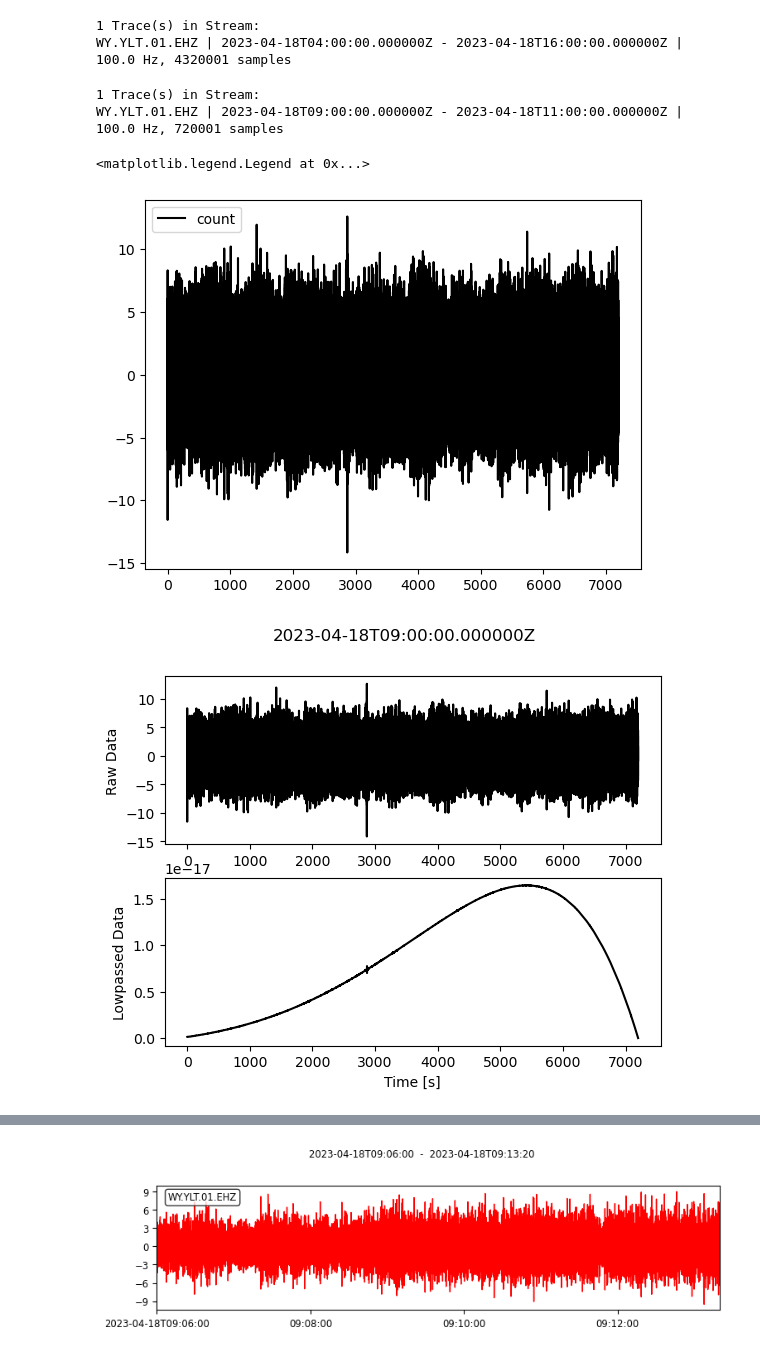
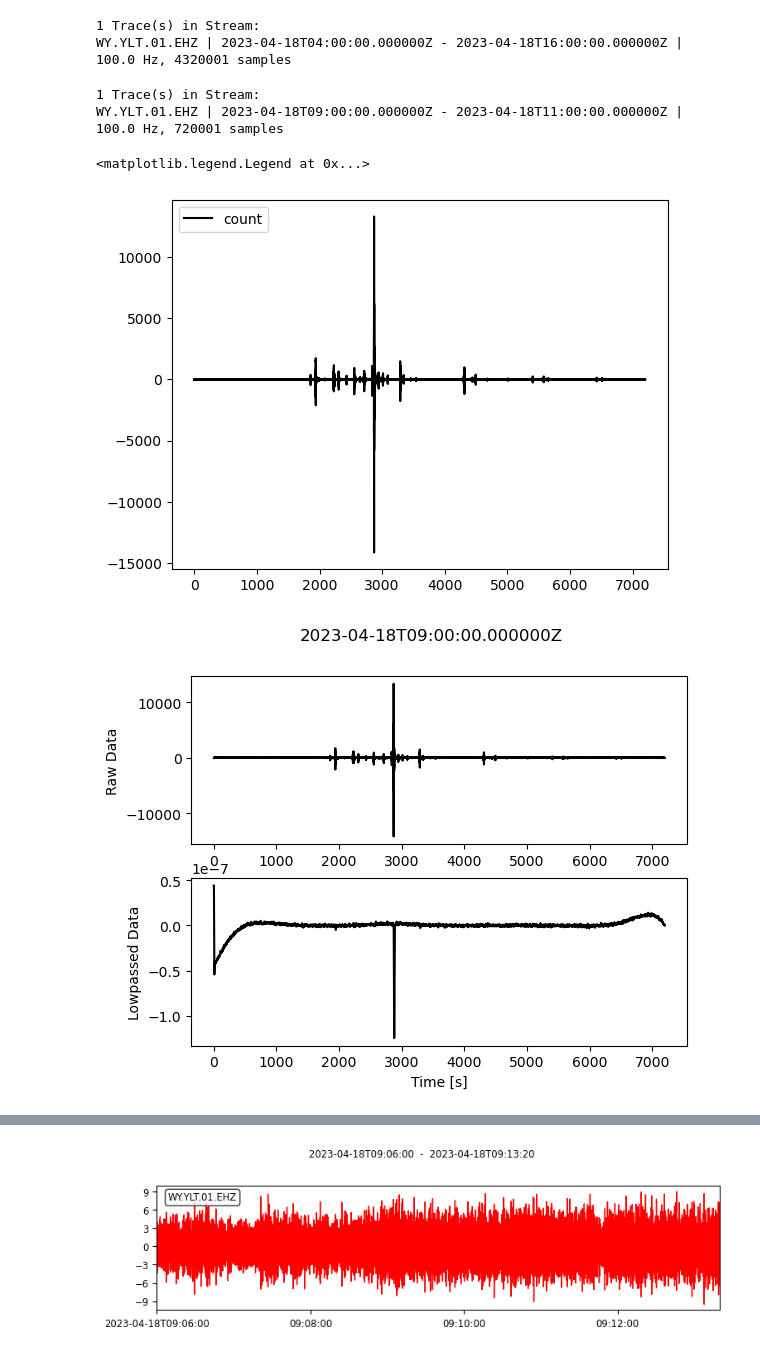
Before and after one commit to GPGN-268-archive/FP01-mars-seismo, a Jupyter notebook: ChloeWork.ipynb, the cells around one changed output, grey strips where cells are left out. Drawn from its saved outputs; the diff is of its cells as text; code cells hidden in the pictures.

```diff
--- a/ChloeWork.ipynb
+++ b/ChloeWork.ipynb
@@ -106,25 +107,25 @@ WY.YLT.01.EHZ | 2023-04-18T04:00:00.000000Z - 2023-04-18T16:00:00.000000Z | 100.
 # %%
 st3 = read('Yellowstone.mseed',starttime = UTCDateTime('2023-4-18 9:00:00'),endtime=UTCDateTime('2023-4-18 11:00:00'))
 print(st3)
 
-st3.filter(type='highpass', freq=30)
+st3.filter(type='highpass', freq=0.1)
 st3 = st3.select(component='Z')
 
 tr1 = st3[0]
 
 plt.plot(tr1.times(), tr1.data, "k", label="count")
 plt.legend(loc=2)
 #plt.set_ylabel("COUNTS")
 #plt.set_xlim(2000, 4000)
 # %% [output]
 1 Trace(s) in Stream:
 WY.YLT.01.EHZ | 2023-04-18T09:00:00.000000Z - 2023-04-18T11:00:00.000000Z | 100.0 Hz, 720001 samples
 <matplotlib.legend.Legend at 0x...>
-[figure, old version]
+[figure, new version]
 # %%
 # Filtering with a lowpass on a copy of the original Trace
 tr1_filt = tr1.copy()
-tr1_filt.filter('lowpass', freq=0.0001, corners=2, zerophase=True)
+tr1_filt.filter('lowpass', freq=0.0007, corners=2, zerophase=True)
 
 # Now let's plot the raw and filtered data...
 t = np.arange(0, tr1.stats.npts / tr1.stats.sampling_rate, tr1.stats.delta)
@@ -138,7 +139,7 @@ plt.xlabel('Time [s]')
 plt.suptitle(tr1.stats.starttime)
 plt.show()
 # %% [output]
-[figure, old version]
+[figure, new version]
 # %%
 st3.plot(type='dayplot')
 
```
Also changed, not shown: parts of 8 cells of this notebook.
